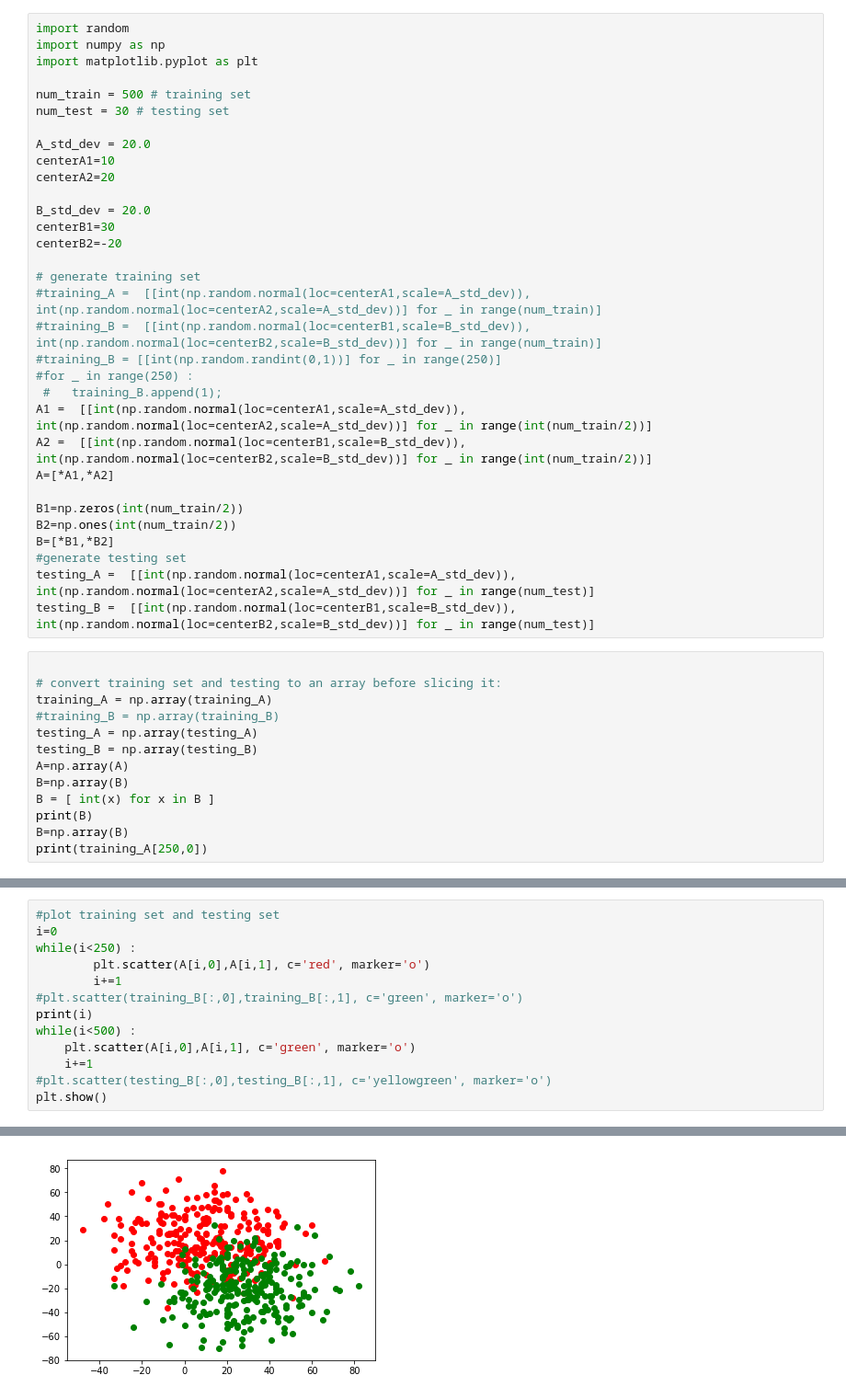
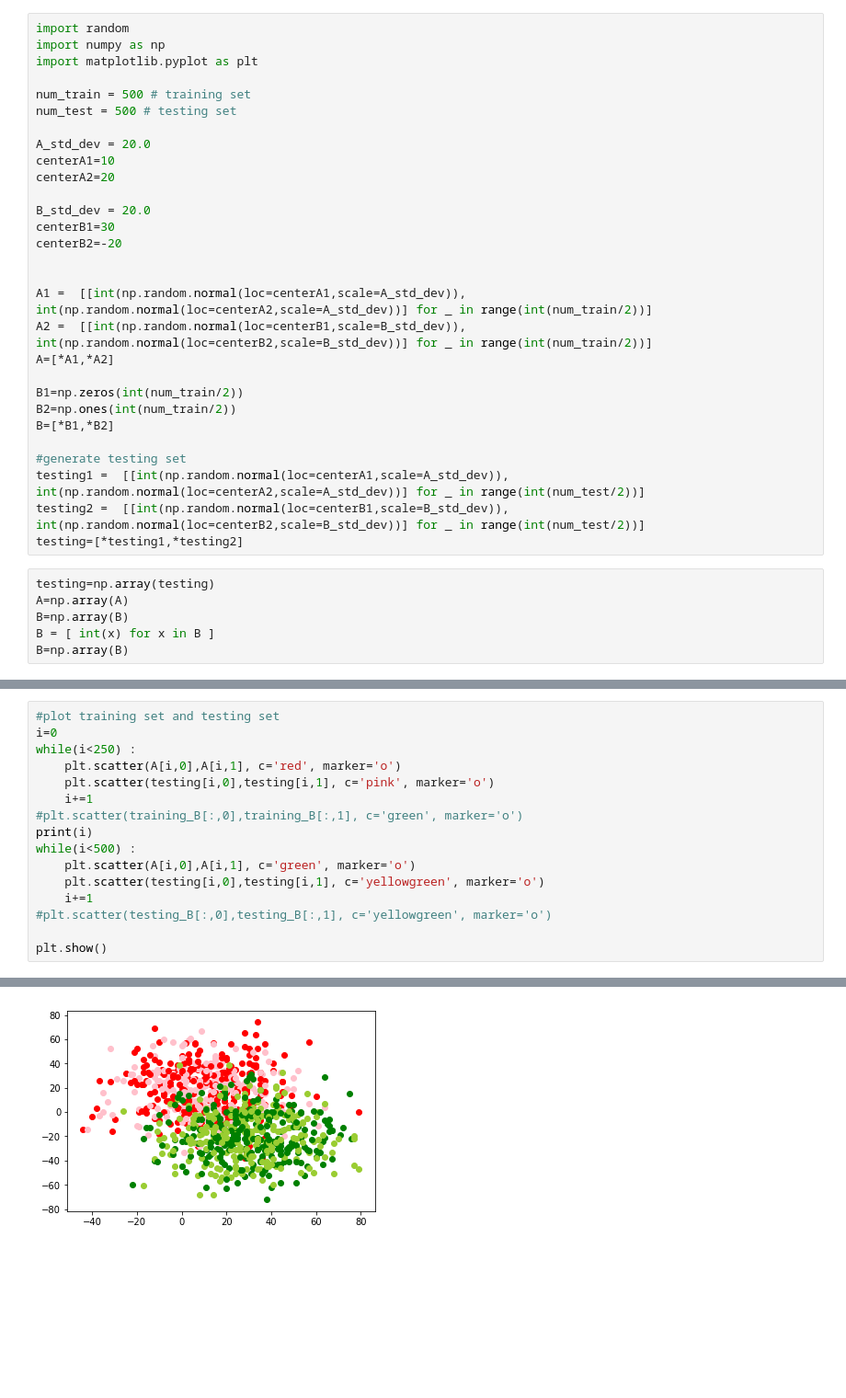
Before and after one commit to ammerss/Machine-Learning-Project-2019-2, a Jupyter notebook: #1.ipynb, the cells around one changed output, grey strips where cells are left out. Shown: that part at 92% size. Saved outputs shown, nothing was run; the diff lists cells and outputs as text; blank space fills up the shorter version.

```diff
--- a/#1.ipynb
+++ b/#1.ipynb
@@ -4,7 +4,7 @@ import numpy as np
 import matplotlib.pyplot as plt
 
 num_train = 500 # training set
-num_test = 30 # testing set
+num_test = 500 # testing set
 
 A_std_dev = 20.0
 centerA1=10
@@ -14,12 +14,7 @@ B_std_dev = 20.0
 centerB1=30
 centerB2=-20
 
-# generate training set
-#training_A =  [[int(np.random.normal(loc=centerA1,scale=A_std_dev)), int(np.random.normal(loc=centerA2,scale=A_std_dev))] for _ in range(num_train)]
-#training_B =  [[int(np.random.normal(loc=centerB1,scale=B_std_dev)), int(np.random.normal(loc=centerB2,scale=B_std_dev))] for _ in range(num_train)]
-#training_B = [[int(np.random.randint(0,1))] for _ in range(250)]
-#for _ in range(250) :
- #   training_B.append(1);
+
 A1 =  [[int(np.random.normal(loc=centerA1,scale=A_std_dev)), int(np.random.normal(loc=centerA2,scale=A_std_dev))] for _ in range(int(num_train/2))]
 A2 =  [[int(np.random.normal(loc=centerB1,scale=B_std_dev)), int(np.random.normal(loc=centerB2,scale=B_std_dev))] for _ in range(int(num_train/2))]
 A=[*A1,*A2]
@@ -27,19 +22,14 @@ A=[*A1,*A2]
 B1=np.zeros(int(num_train/2))
 B2=np.ones(int(num_train/2))
 B=[*B1,*B2]
+
 #generate testing set
-testing_A =  [[int(np.random.normal(loc=centerA1,scale=A_std_dev)), int(np.random.normal(loc=centerA2,scale=A_std_dev))] for _ in range(num_test)]
-testing_B =  [[int(np.random.normal(loc=centerB1,scale=B_std_dev)), int(np.random.normal(loc=centerB2,scale=B_std_dev))] for _ in range(num_test)]
+testing1 =  [[int(np.random.normal(loc=centerA1,scale=A_std_dev)), int(np.random.normal(loc=centerA2,scale=A_std_dev))] for _ in range(int(num_test/2))]
+testing2 =  [[int(np.random.normal(loc=centerB1,scale=B_std_dev)), int(np.random.normal(loc=centerB2,scale=B_std_dev))] for _ in range(int(num_test/2))]
+testing=[*testing1,*testing2]
 # %%
-
-# convert training set and testing to an array before slicing it:
-training_A = np.array(training_A)
-#training_B = np.array(training_B)
-testing_A = np.array(testing_A)
-testing_B = np.array(testing_B)
+testing=np.array(testing)
 A=np.array(A)
 B=np.array(B)
 B = [ int(x) for x in B ]
-print(B)
 B=np.array(B)
-print(training_A[250,0])
@@ -49,16 +36,19 @@ print(training_A[250,0])
 # %%
 #plot training set and testing set
 i=0
 while(i<250) :
-        plt.scatter(A[i,0],A[i,1], c='red', marker='o')
-        i+=1
+    plt.scatter(A[i,0],A[i,1], c='red', marker='o')
+    plt.scatter(testing[i,0],testing[i,1], c='pink', marker='o')
+    i+=1
 #plt.scatter(training_B[:,0],training_B[:,1], c='green', marker='o')
 print(i)
 while(i<500) :
     plt.scatter(A[i,0],A[i,1], c='green', marker='o')
+    plt.scatter(testing[i,0],testing[i,1], c='yellowgreen', marker='o')
     i+=1
 #plt.scatter(testing_B[:,0],testing_B[:,1], c='yellowgreen', marker='o')
+
 plt.show()
 # %% [output]
 250
-[figure, old version]
+[figure, new version]
```
Also changed, not shown: parts of 4 cells of this notebook.
